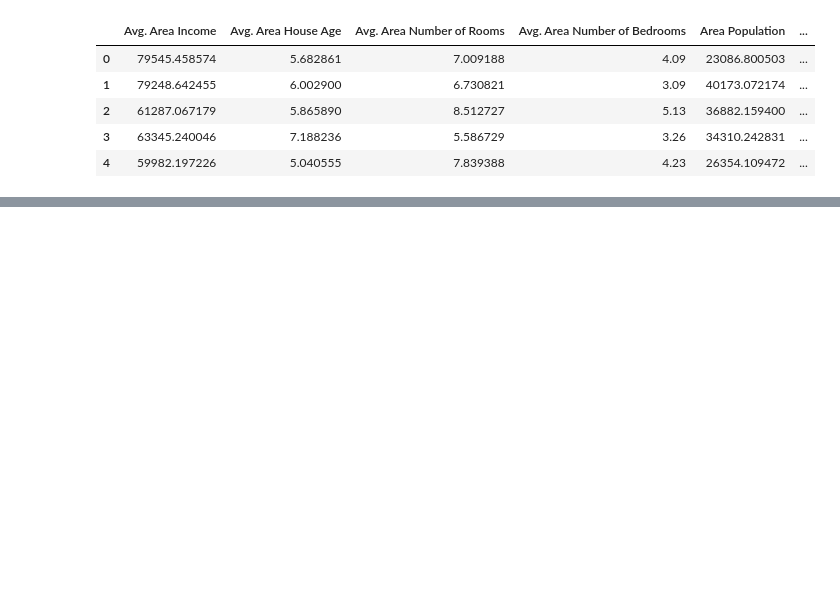
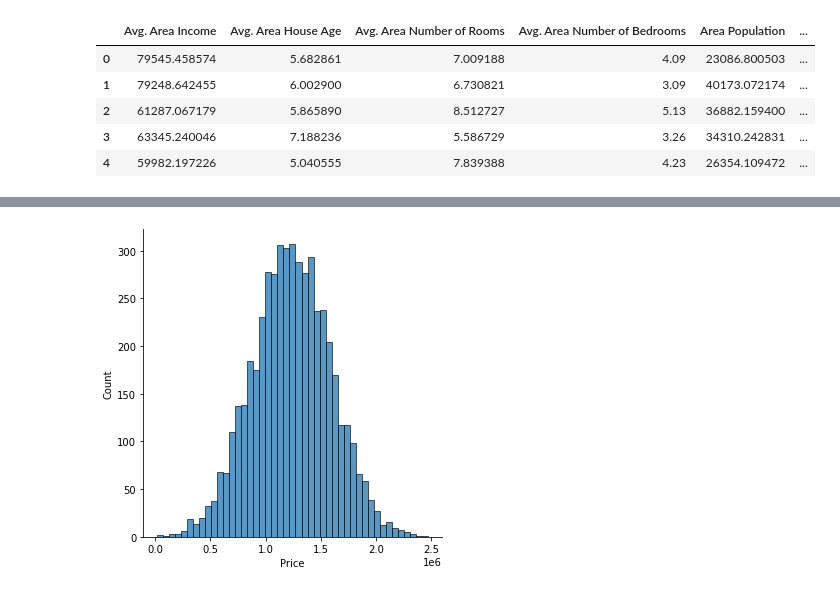
Before and after one commit to HunterKane/Python---Skill-Understanding-Projects, a Jupyter notebook: Linear Regression .ipynb, the cells around one changed output, grey strips where cells are left out. Saved outputs shown, nothing was run; the diff lists cells and outputs as text; code cells hidden in the pictures; blank space fills up the shorter version.

```diff
--- a/Linear Regression .ipynb
+++ b/Linear Regression .ipynb
@@ -23,0 +79,4 @@ df.head()
+# %%
+sns.displot(df['Price']);
+# %% [output]
+[figure, added]
```
Also changed, not shown: parts of 40 cells of this notebook, 1 other file.
